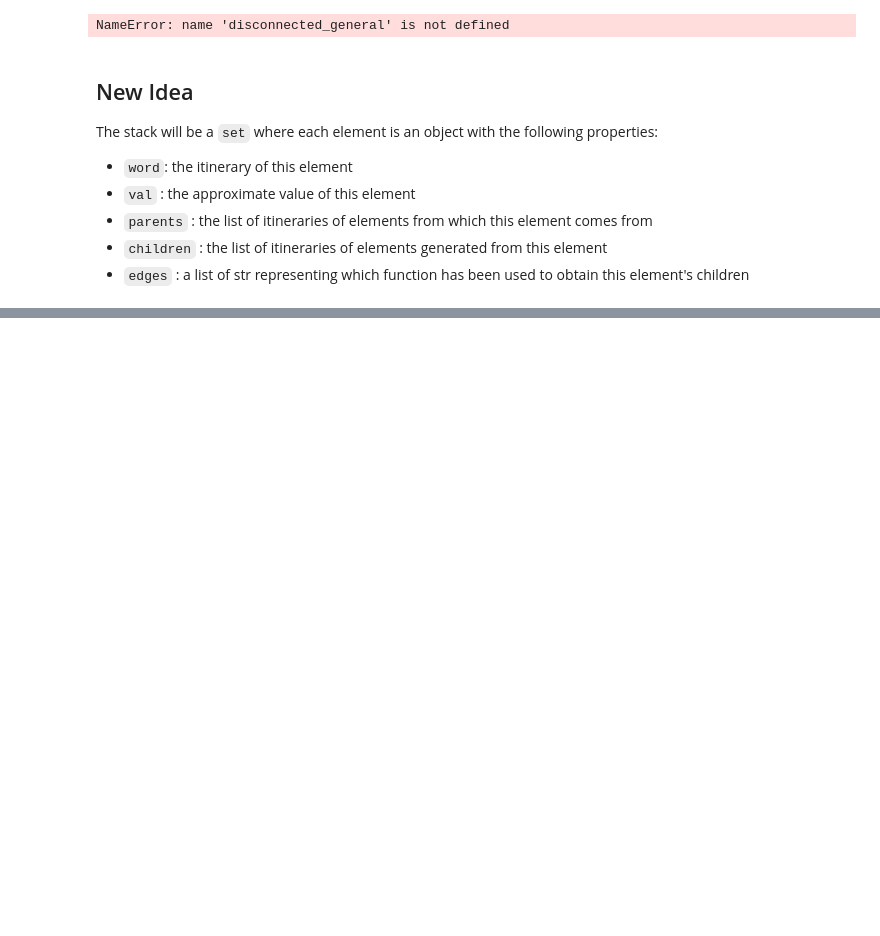
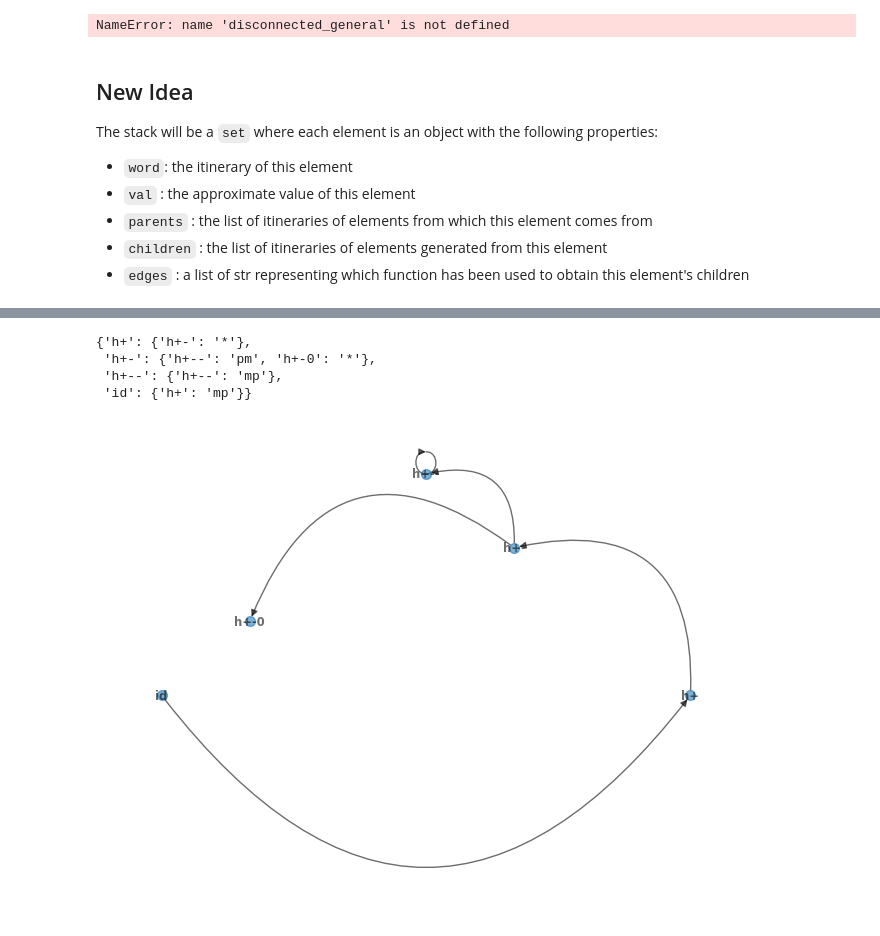
Before and after one commit to SilvestriStefano/coreEntropy_neighborIFS, a Jupyter notebook: scripts/checkNBGAlg.ipynb, the cells around one changed output, grey strips where cells are left out. Cells and saved outputs as stored; diff of their text form; code cells hidden in the pictures; blank space fills up the shorter version.

Commit message:
refactor the neighbor graph algorithm

```diff
--- a/scripts/checkNBGAlg.ipynb
+++ b/scripts/checkNBGAlg.ipynb
@@ -244,14 +246,16 @@ class Neighbor:
         return self._hash
     def __eq__(self,other)->bool:
         if not isinstance(other, type(self)): return NotImplemented
-        return Abs(self.val-other.val)<=1e-14
+        return Abs(self.val-other.val)<=1e-13
     def set_parent(self,elem:str)->None:
         self.parents.append(elem)
     def set_child(self,elem:str,edge:str)->None:
         self.children.append(elem)
         self.edges.append(edge)
     def filter_children(self,child_to_filter:str)->Neighbor:
+        print(f" :::: children of {self.word} are {self.children}")
         self.children=[child for child in self.children if child != child_to_filter]
+        print(f" :::: updated children of {self.word} are {self.children}")
         return self
 # %%
 def is_child_neighbor(test_nbh:Neighbor, valid_nbhs:set, param:complex):
@@ -558,0 +568,18 @@ __________
+# %%
+def create_nbh_graph(valid_nbh:set, nbh_lookup:dict):
+    nbh_graph = {}
+    for nbh in valid_nbh:
+#         print(f"checking {nbh}")
+        if nbh.word==".":
+            vertex_label="id"
+#             print(f"\t it's the root {vertex_label=}")
+        else:
+            vertex_label = f"h{nbh_lookup[nbh._hash]}"
+#             print(f"\t new node {vertex_label=}")
+        connected_to = {f"h{child}":edge for child,edge in zip(nbh.children,nbh.edges)}
+#         print(f"\t updating the graph with {vertex_label}:{connected_to}")
+        nbh_graph.update({vertex_label:connected_to})
+    return nbh_graph
+# %%
+valid, lookup = nbhG(lambdas[1],20)
+neighborgraph = create_nbh_graph(valid,lookup)
@@ -558,0 +607,37 @@ __________
+# %%
+# has_dead_nbh = True
+# while has_dead_nbh:
+# import pprint as pp
+pp.pprint(neighborgraph)
+# for k,v in neighborgraph.items():
+#     if len(v)==0:
+#         neighborgraph = nested_delete(neighborgraph,k)
+# %% [output]
+{'h+': {'h+-': '*'},
+ 'h+-': {'h+--': 'pm', 'h+-0': '*'},
+ 'h+--': {'h+--': 'mp'},
+ 'id': {'h+': 'mp'}}
+# %%
+
+import pprint as pp
+
+newG =nx.DiGraph(neighborgraph)
+
+
+options = {
+#     'width':1.0,
+#     'node_color':'white',
+    'alpha':0.572,
+#     'edge_color':'white',
+    'node_size':50,
+    "connectionstyle":'arc3, rad=0.65',
+    'with_labels':True,
+    'font_size':'small',
+    'font_color':'black',
+    'font_weight':'bold'
+}
+
+pos = nx.planar_layout(newG) #planar_layout#spectral_layout#spring_layout
+nx.draw(newG,pos,**options)
+# %% [output]
+[figure, added]
```
Also changed, not shown: parts of 8 cells of this notebook, 4 other files.
